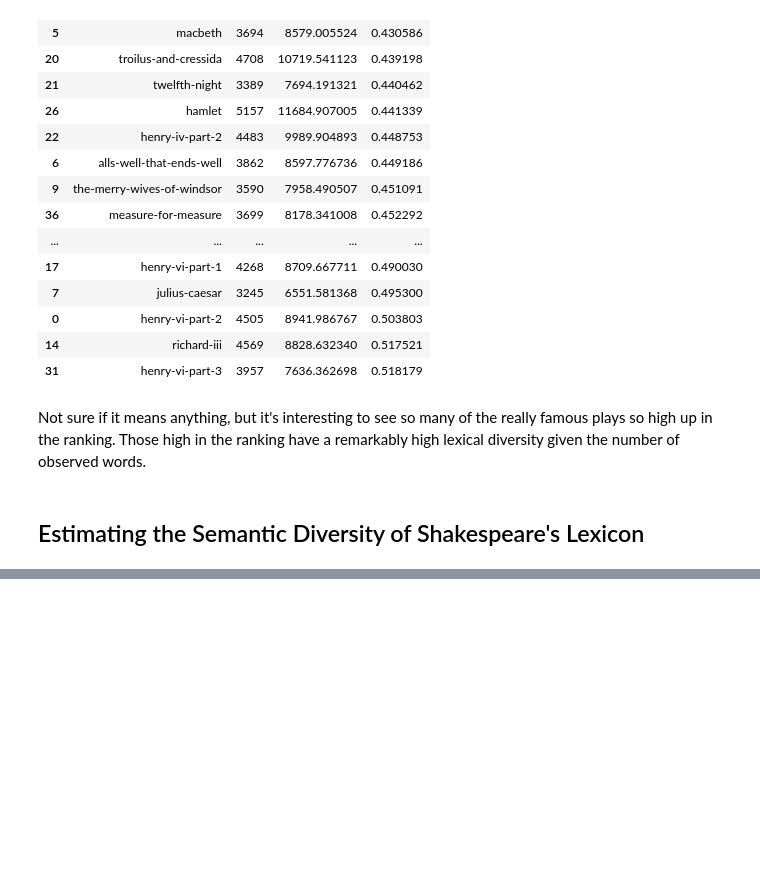
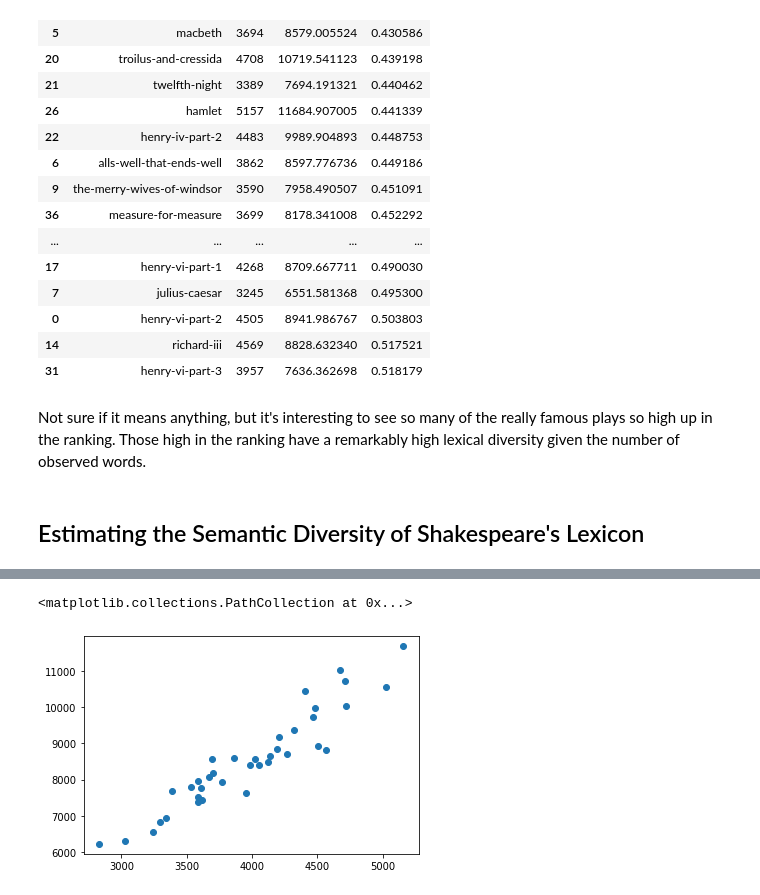
Before and after one commit to fbkarsdorp/unseen-semantic-diversity, a Jupyter notebook: notebooks/playground.ipynb, the cells around one changed output, grey strips where cells are left out. Saved outputs shown, nothing was run; the diff lists cells and outputs as text; code cells hidden in the pictures; blank space fills up the shorter version.

```diff
--- a/notebooks/playground.ipynb
+++ b/notebooks/playground.ipynb
@@ -109,13 +124,12 @@ FAD
 # %%
-estimates = []
+fad_estimates = []
 
 for play in plays:
     counts = collections.Counter(w for w in plays[play]["forms"])
     counts = np.array([counts[w] for w in keys])
     fad = copia.estimators._compute_fad(dists, counts)
     fad["play"] = play
-    estimates.append(fad)
+    fad_estimates.append(fad)
 
-estimates = pd.DataFrame(estimates)
-estimates["coverage"] = estimates["obs"] / estimates["FAD"]
-estimates.sort_values("coverage")
+fad_estimates = pd.DataFrame(fad_estimates)
+fad_estimates["coverage"] = fad_estimates["obs"] / fad_estimates["FAD"]
@@ -139,0 +156,7 @@ estimates.sort_values("coverage")
+# %%
+import matplotlib.pyplot as plt
+
+plt.scatter(estimates["obs"], estimates["est"])
+# %% [output]
+<matplotlib.collections.PathCollection at 0x...>
+[figure, added]
```
Also changed, not shown: parts of 9 cells of this notebook, 3 other files.
